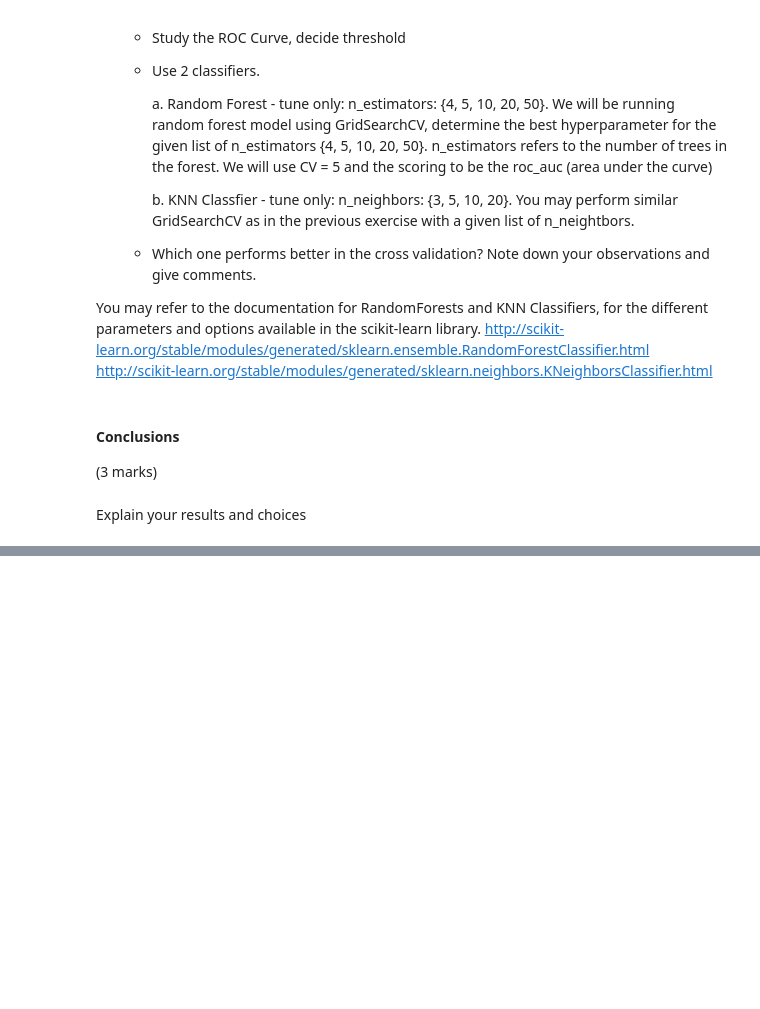
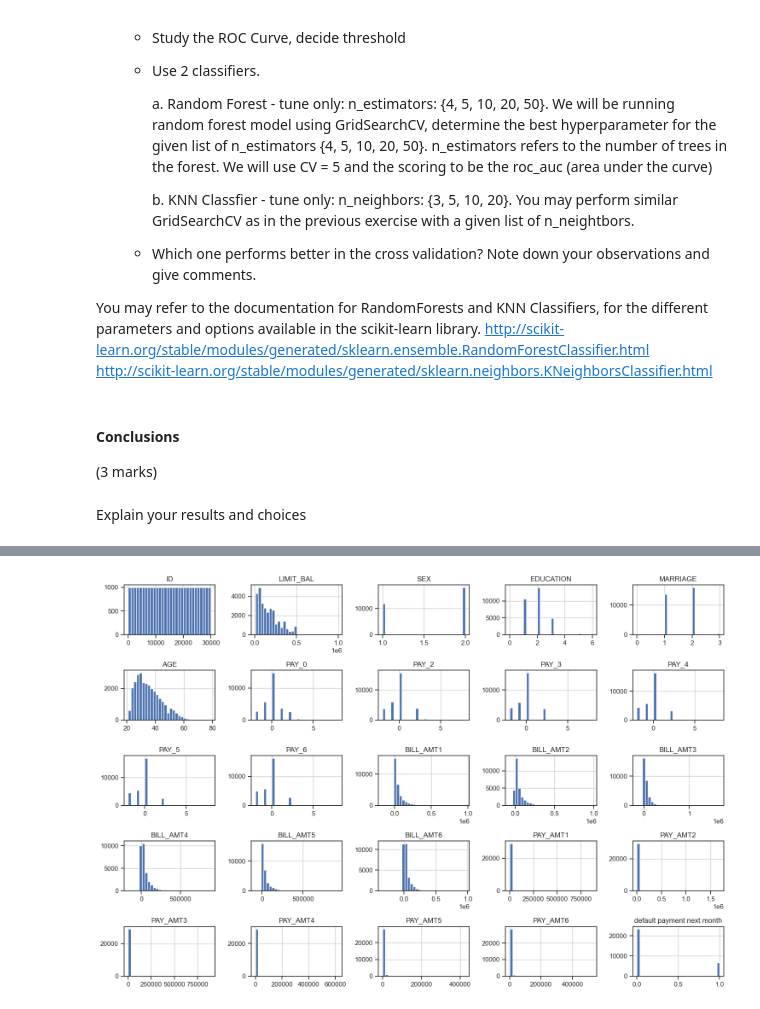
Before and after one commit to JordanVercillo/data_science, a Jupyter notebook: machine_learning/assignments/assignment1.ipynb, the cells around one changed output, grey strips where cells are left out. Drawn from its saved outputs; the diff is of its cells as text; code cells hidden in the pictures; blank space fills up the shorter version.

```diff
--- a/machine_learning/assignments/assignment1.ipynb
+++ b/machine_learning/assignments/assignment1.ipynb
@@ -26,6 +26,9 @@ import matplotlib.pyplot as plt
 plt.rcParams['axes.labelsize'] = 14
 plt.rcParams['xtick.labelsize'] = 12
 plt.rcParams['ytick.labelsize'] = 12
+import matplotlib.pyplot as plt
+import seaborn as sns
+sns.set_style("whitegrid")
 # %% [markdown]
 **Questions (12 marks total)**
 
@@ -80,3 +77,18 @@ http://scikit-learn.org/stable/modules/generated/sklearn.neighbors.KNeighborsCla
 (3 marks)
 # %% [markdown]
 Explain your results and choices
+# %%
+### Your code here
+
+## Feel free to use multiple cells  and continue from here:
+
+## Dataset
+filepath = url = 'https://raw.githubusercontent.com/JordanVercillo/data_science/main/machine_learning/assignments/default%20of%20credit%20card%20clients.xls'
+
+df = pd.read_excel(url,
+                   sheet_name=0,   # Read the first sheet (index starts at 0)
+                   skiprows=1,     # Skip the first row
+                   header=0,       # Use the first row after skipping as header
+                   engine='xlrd')
+
+df.head()
@@ -82,0 +150,6 @@ Explain your results and choices
+# %%
+df.hist(figsize=(15,10), bins=30)
+plt.tight_layout()
+plt.show()
+# %% [output]
+[figure, added]
```
Also changed, not shown: parts of 7 cells of this notebook.
